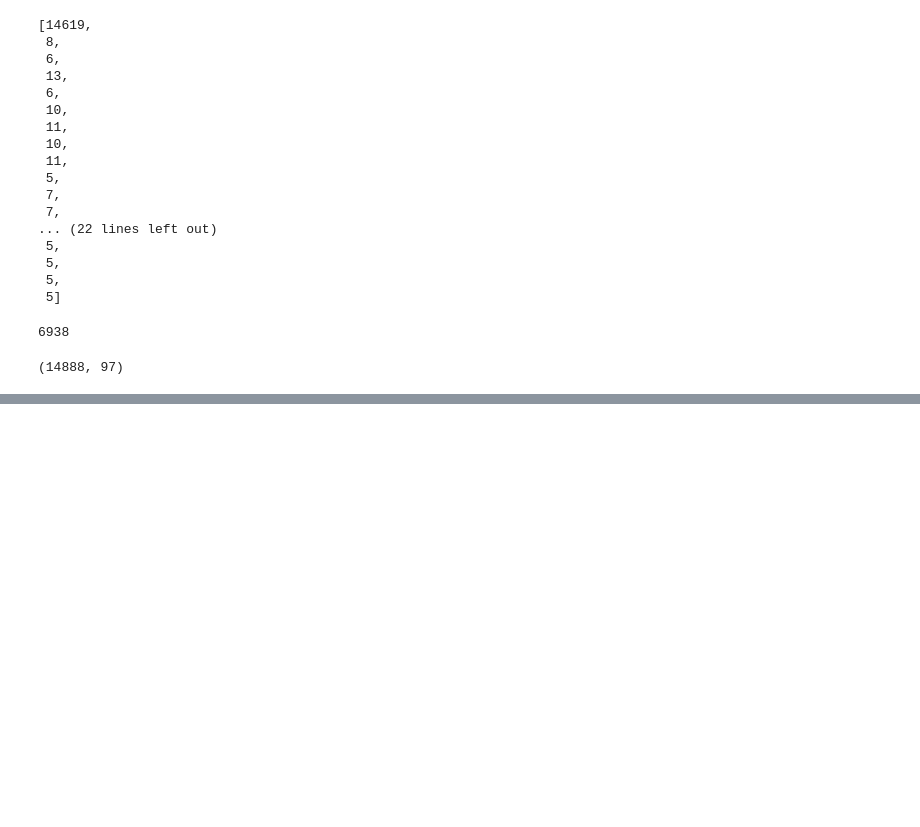
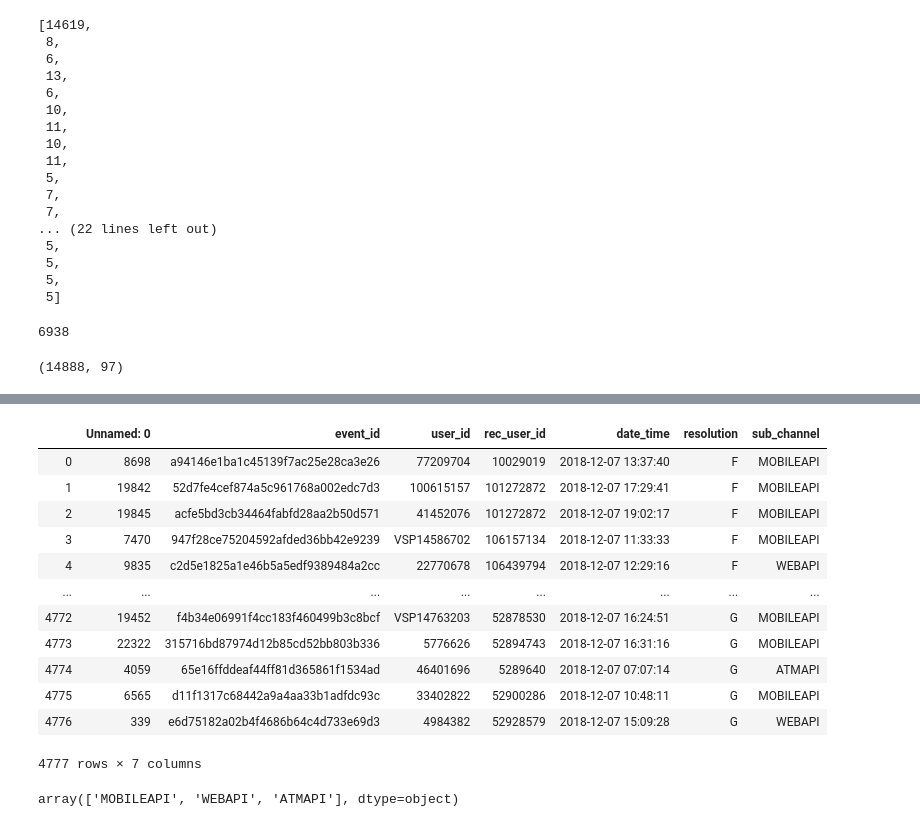
Before and after one commit to valerkabvv/antifraud, a Jupyter notebook: Untitled.ipynb, the cells around one changed output, grey strips where cells are left out. Saved outputs shown, nothing was run; the diff lists cells and outputs as text; code cells hidden in the pictures; blank space fills up the shorter version.

```diff
--- a/Untitled.ipynb
+++ b/Untitled.ipynb
@@ -367,0 +406,18 @@ features.shape
+# %%
+train.set_index(pd.Series(range(train.shape[0])), inplace = True)
+# %%
+train
+# %% [output]
+|  | Unnamed: 0 | event_id | user_id | rec_user_id | date_time | resolution | sub_channel |
+| 0 | 8698 | a94146e1ba1c45139f7ac25e28ca3e26 | 77209704 | 10029019 | 2018-12-07 13:37:40 | F | MOBILEAPI |
+| 1 | 19842 | 52d7fe4cef874a5c961768a002edc7d3 | 100615157 | 101272872 | 2018-12-07 17:29:41 | F | MOBILEAPI |
+| 2 | 19845 | acfe5bd3cb34464fabfd28aa2b50d571 | 41452076 | 101272872 | 2018-12-07 19:02:17 | F | MOBILEAPI |
+| 3 | 7470 | 947f28ce75204592afded36bb42e9239 | VSP14586702 | 106157134 | 2018-12-07 11:33:33 | F | MOBILEAPI |
+| 4 | 9835 | c2d5e1825a1e46b5a5edf9389484a2cc | 22770678 | 106439794 | 2018-12-07 12:29:16 | F | WEBAPI |
+| ... | ... | ... | ... | ... | ... | ... | ... |
+| 4772 | 19452 | f4b34e06991f4cc183f460499b3c8bcf | VSP14763203 | 52878530 | 2018-12-07 16:24:51 | G | MOBILEAPI |
+| 4773 | 22322 | 315716bd87974d12b85cd52bb803b336 | 5776626 | 52894743 | 2018-12-07 16:31:16 | G | MOBILEAPI |
+| 4774 | 4059 | 65e16ffddeaf44ff81d365861f1534ad | 46401696 | 5289640 | 2018-12-07 07:07:14 | G | ATMAPI |
+| 4775 | 6565 | d11f1317c68442a9a4aa33b1adfdc93c | 33402822 | 52900286 | 2018-12-07 10:48:11 | G | MOBILEAPI |
+| 4776 | 339 | e6d75182a02b4f4686b64c4d733e69d3 | 4984382 | 52928579 | 2018-12-07 15:09:28 | G | WEBAPI |
+4777 rows × 7 columns
@@ -367,0 +428,4 @@ features.shape
+# %%
+trr.sub_channel.unique()
+# %% [output]
+array(['MOBILEAPI', 'WEBAPI', 'ATMAPI'], dtype=object)
```
Also changed, not shown: parts of 25 cells of this notebook.
